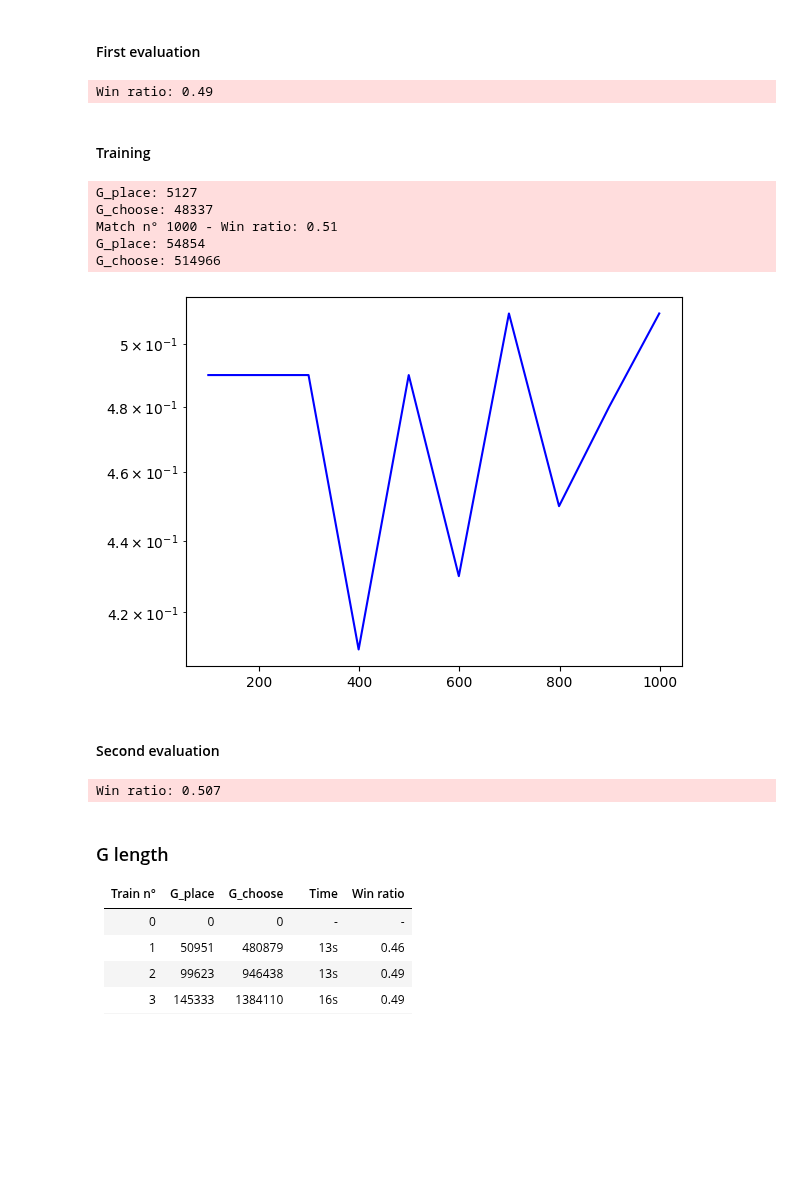
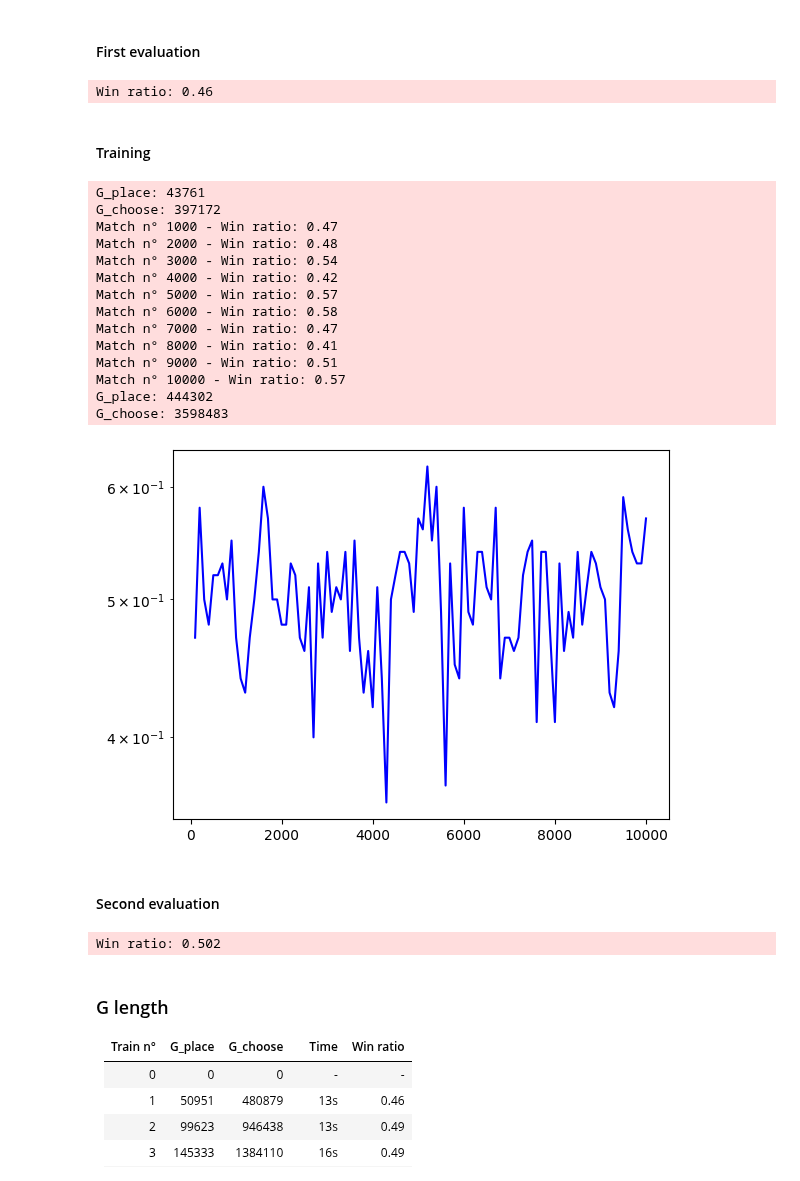
Before and after one commit to francescofiorella/computational_intelligence_2022_2023, a Jupyter notebook: exam/quarto.ipynb, the cells around one changed output. Saved outputs shown, nothing was run; the diff lists cells and outputs as text; code cells hidden in the pictures; blank space fills up the shorter version.

Commit message:
Added more minmax evaluations

```diff
--- a/exam/quarto.ipynb
+++ b/exam/quarto.ipynb
@@ -732,7 +801,9 @@ cache['hit'] = 0
 # %%
+cache={}
+cache['hit'] = 0
 game = quarto.Quarto()
 random_minmax_player = RandomMinmaxPlayer(game, 12)
-random_player = RandomPlayer(game)
-game.set_players((random_minmax_player, random_player))
+minmax_player = MinmaxPlayer(game, 11)
+game.set_players((random_minmax_player, minmax_player))
 # %%
 logging.info(f"Cache length: {len(cache) - 1}")
@@ -951,9 +996,10 @@ class RLPlayer(quarto.Player):
         plt.show()
 
     def get_reward(self):
-        """Get a reward of -1 if the opponent win, 1 if I win, 0 otherwise"""
+        """Get a reward of -2 if the opponent win, 1 if I win, -1 if it's adraw, 0 otherwise"""
+        if self.get_game().check_finished(): return -1
         winner = self.get_game().check_winner()
-        return -1 if winner == 1 else 1 if winner == 0 else 0
+        return -2 if winner == 1 else 1 if winner == 0 else 0
 # %% [markdown]
 ### Reinforcement learning against random strategy
 # %% [markdown]
@@ -966,24 +1012,33 @@ game.set_players((rl_player, random_player))
 # %%
 evaluate(game, rl_player, random_player, num_matches=100)
 # %% [output]
-Win ratio: 0.49
+Win ratio: 0.46
 # %% [markdown]
 #### Training
 # %%
-rl_player.train(RandomPlayer, num_matches=1000)
+rl_player.train(RandomPlayer, num_matches=10000)
 # %% [output]
-G_place: 5127
-G_choose: 48337
-Match n° 1000 - Win ratio: 0.51
-G_place: 54854
-G_choose: 514966
+G_place: 43761
+G_choose: 397172
+Match n° 1000 - Win ratio: 0.47
+Match n° 2000 - Win ratio: 0.48
+Match n° 3000 - Win ratio: 0.54
+Match n° 4000 - Win ratio: 0.42
+Match n° 5000 - Win ratio: 0.57
+Match n° 6000 - Win ratio: 0.58
+Match n° 7000 - Win ratio: 0.47
+Match n° 8000 - Win ratio: 0.41
+Match n° 9000 - Win ratio: 0.51
+Match n° 10000 - Win ratio: 0.57
+G_place: 444302
+G_choose: 3598483
-[figure, old version]
+[figure, new version]
 # %% [markdown]
 #### Second evaluation
 # %%
 evaluate(game, rl_player, RandomPlayer(game))
 # %% [output]
-Win ratio: 0.507
+Win ratio: 0.502
 # %% [markdown]
 ### G length
 
```
Also changed, not shown: parts of 41 cells of this notebook, 2 other files.
